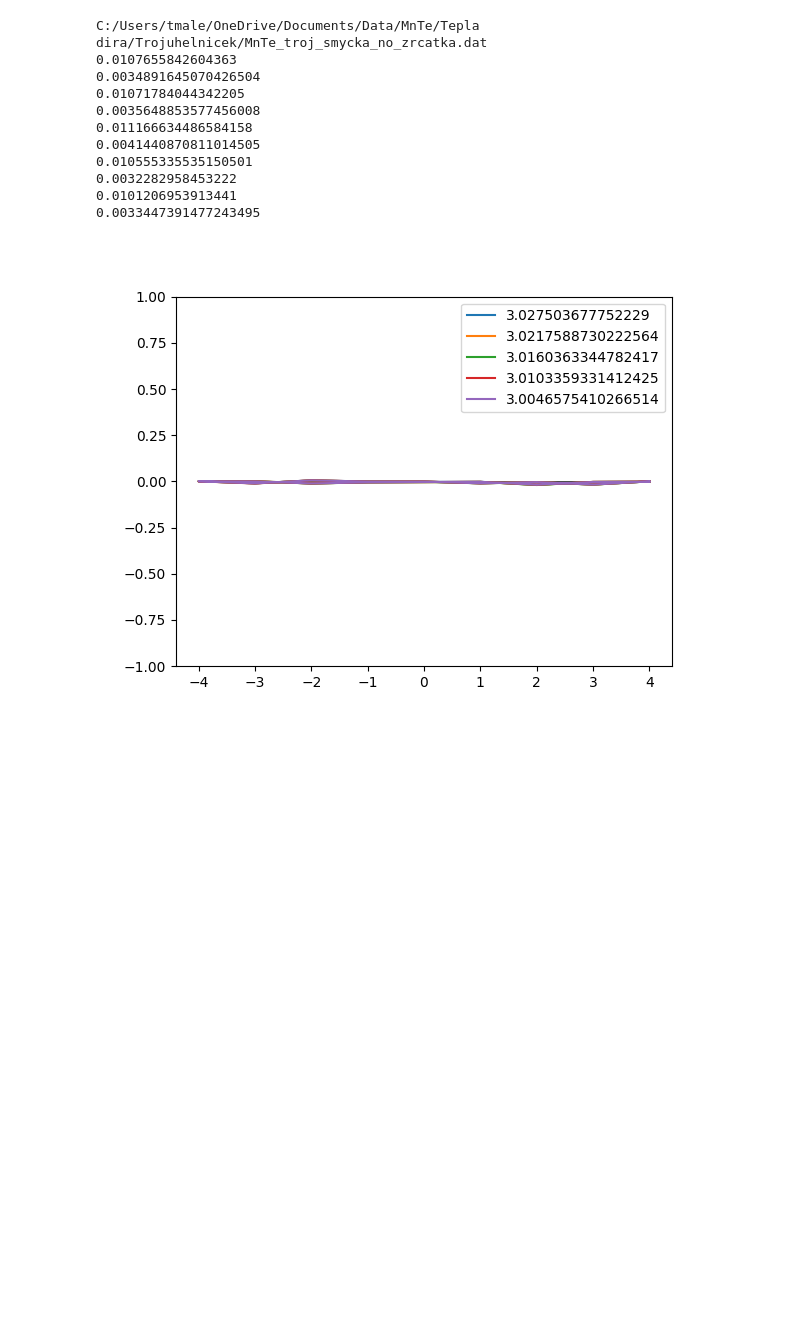
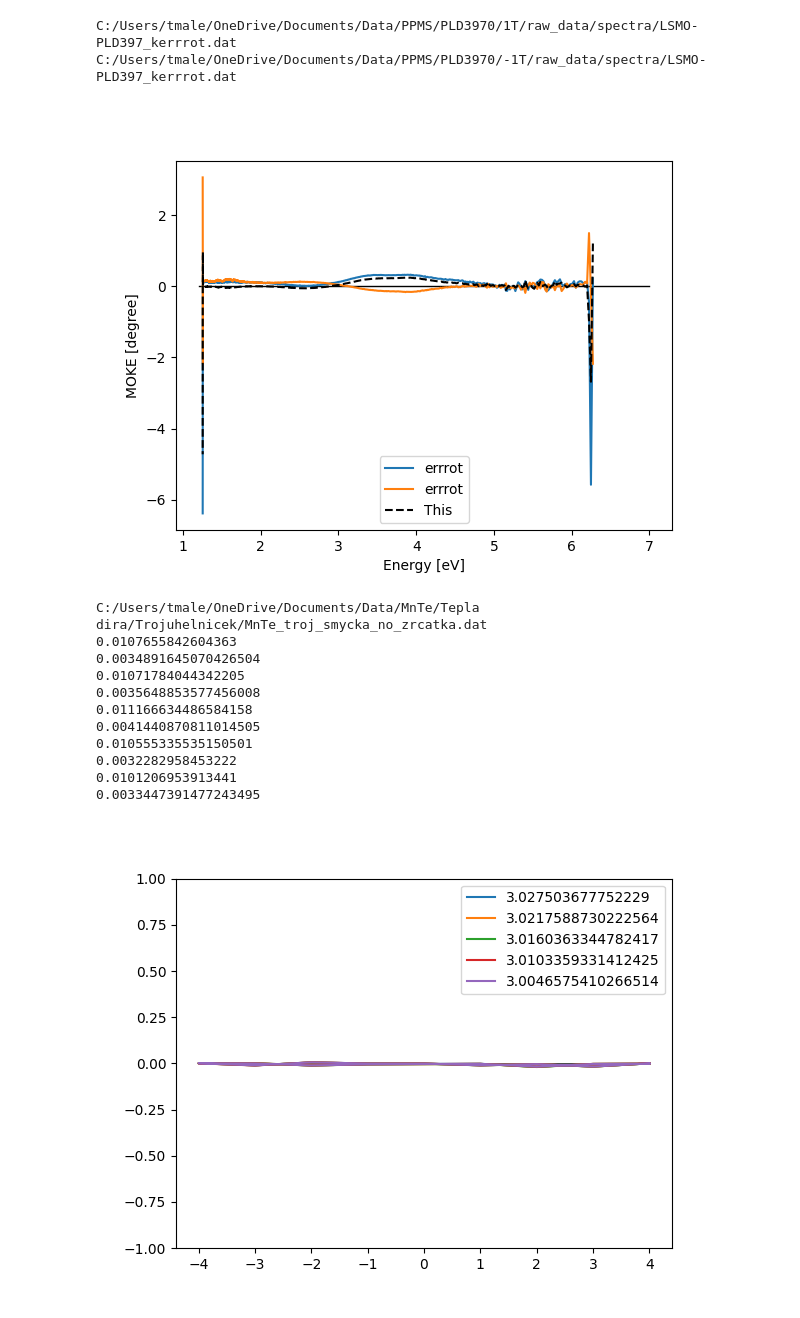
Before and after one commit to tomasek123/Default-script, a Jupyter notebook: Tutorial.ipynb, the cells around one changed output. Saved outputs shown, nothing was run; the diff lists cells and outputs as text; code cells hidden in the pictures; blank space fills up the shorter version.

```diff
--- a/Tutorial.ipynb
+++ b/Tutorial.ipynb
@@ -105,3 +106,63 @@ plt.show()
+# %%
+from tkinter import filedialog
+from tkinter import *
+from tkinter.filedialog import askopenfilename
+from numpy.lib.function_base import append
+import pandas as pd
+from scipy.optimize import curve_fit as cf
+import numpy as np
+import matplotlib.pyplot as plt
+import ipywidgets as widgets
+%matplotlib widget
+
+
+plt.plot([1.2,7],[0,0],'k-', linewidth = 1)
+for i in range (1,2):
+    root = Tk()
+    root.withdraw()
+    root.call('wm', 'attributes', '.', '-topmost', True)
+    filename = filedialog.askopenfilename(title = "Select file",filetypes = (("txt files","*.dat .txt .KNT"),("all files","*.*")),multiple=True)
+    root.destroy()
+    for filee in filename:
+        data = pd.read_csv(filee,comment='#', index_col=0)
+        plt.plot(data['MOKE'], label = filee[-10:-4])
+        print(filee)
+
+for i in range (1,2):
+    root = Tk()
+    root.withdraw()
+    root.call('wm', 'attributes', '.', '-topmost', True)
+    filename = filedialog.askopenfilename(title = "Select file",filetypes = (("txt files","*.dat .txt .KNT"),("all files","*.*")),multiple=True)
+    root.destroy()
+    for filee in filename:
+        datam = pd.read_csv(filee,comment='#', index_col=0)
+        plt.plot(datam['MOKE'], label = filee[-10:-4])
+        print(filee)
+
+data['MOKE'] = (data['MOKE']-datam['MOKE'])/2
+plt.plot(data['MOKE'],'k--',label = 'This')
+data.to_csv(r'C:\Users\tmale\OneDrive\Documents\Data\PPMS\PLD3970\PLD3970_1T--1T.dat')
+
+
+# sto = pd.read_csv(r'C:\\Users\\tmale\\OneDrive\\Documents\\Data\\LSMO\\Francie 2021\\MOKE\\PLD3967\\PLD3967_Kerrrot_15_03_2022.dat', index_col=0)
+# plt.plot(sto,'k--',label = 'Reference')
+# rozdil = pd.concat([data,sto])
+# rozdil = rozdil.sort_index()
+# rozdil = rozdil.interpolate(method = 'index')
+# plt.plot(rozdil['MOKE'].subtract(rozdil['MOKEE']), label = 'Rozdil')
+
+
+
+# plt.title('PLD3978')
+plt.ylabel('MOKE [degree]')
+plt.xlabel('Energy [eV]')
+plt.legend()
+# plt.ylim(-0.1,0.2)
+plt.show()
+# %% [output]
+C:/Users/tmale/OneDrive/Documents/Data/PPMS/PLD3970/1T/raw_data/spectra/LSMO-PLD397_kerrrot.dat
+C:/Users/tmale/OneDrive/Documents/Data/PPMS/PLD3970/-1T/raw_data/spectra/LSMO-PLD397_kerrrot.dat
+[figure, added]
 # %%
 from tkinter import filedialog
 from tkinter import *
```
Also changed, not shown: parts of 1 cell of this notebook, 3 other files.
